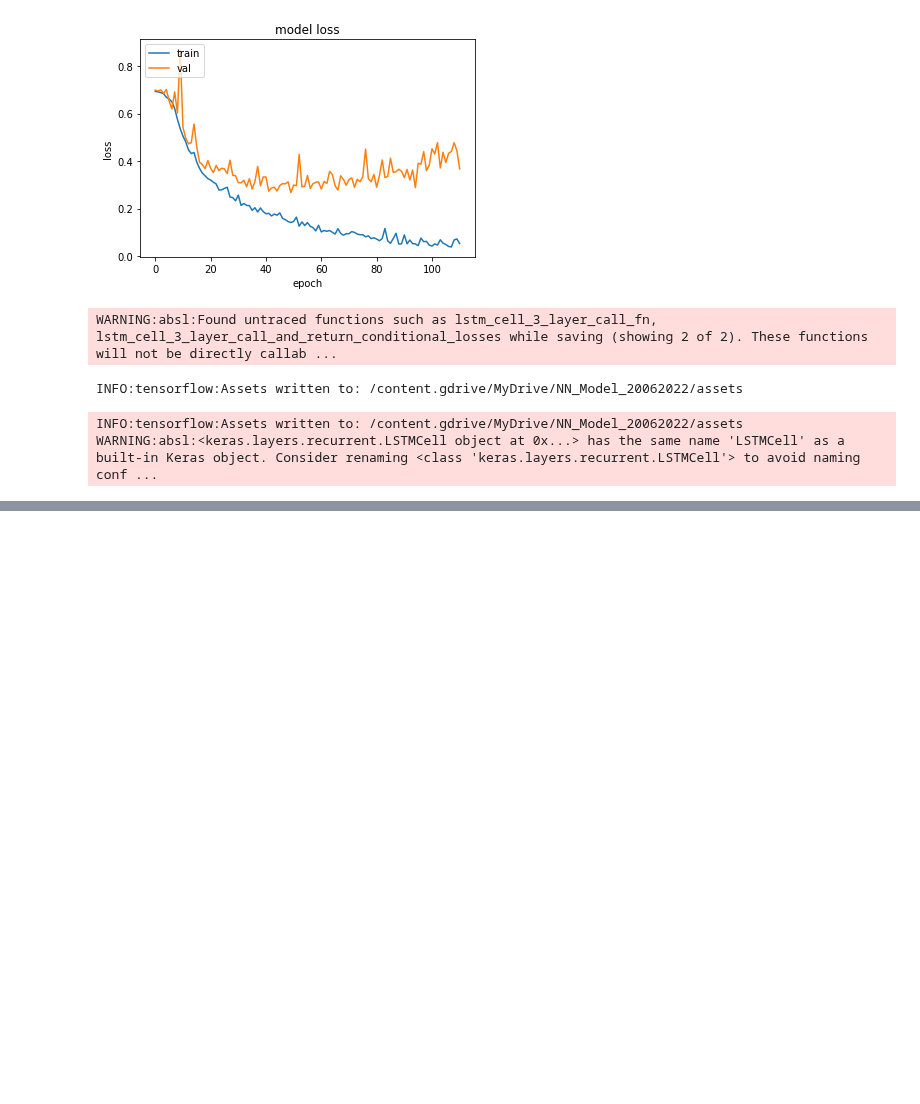
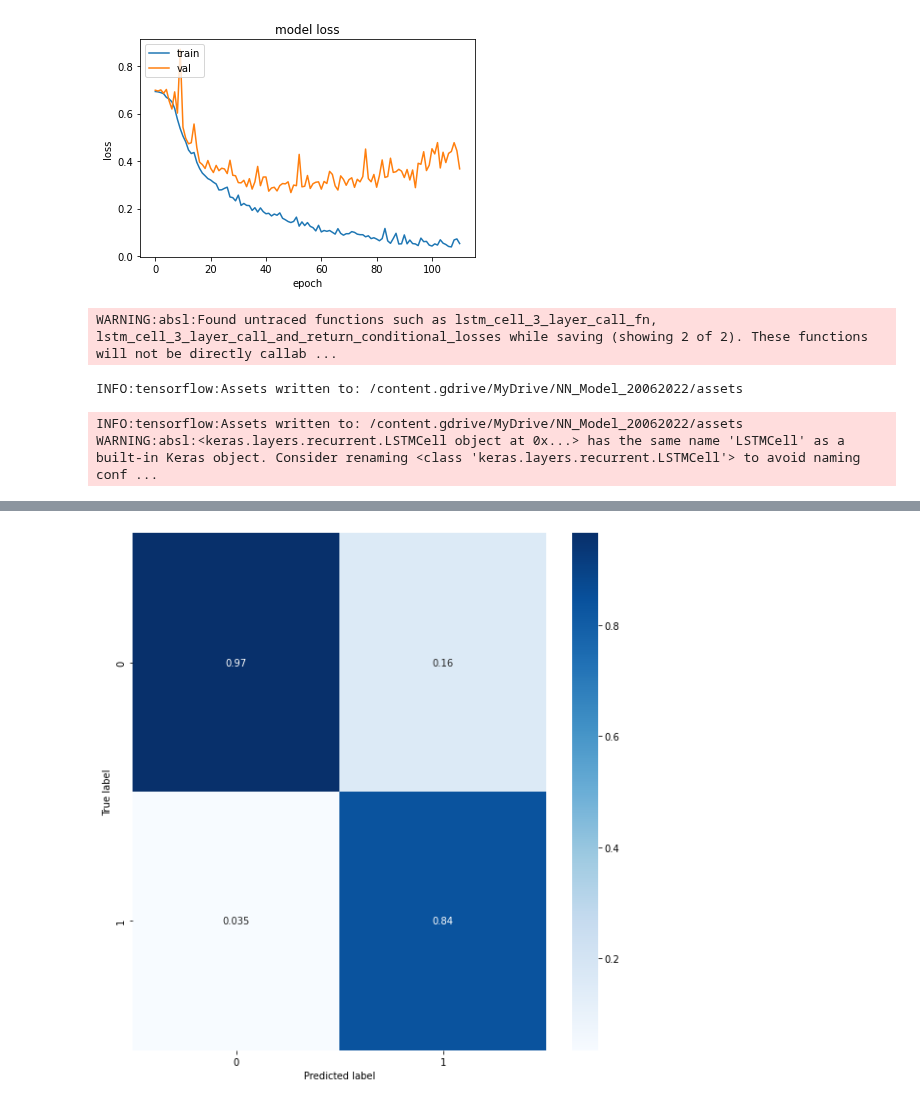
Before and after one commit to thofes/SJ_Telemark_BA, a Jupyter notebook: NN_final_20062022.ipynb, the cells around one changed output, grey strips where cells are left out. Saved outputs shown, nothing was run; the diff lists cells and outputs as text; code cells hidden in the pictures; blank space fills up the shorter version.

```diff
--- a/NN_final_20062022.ipynb
+++ b/NN_final_20062022.ipynb
@@ -406 +439,82 @@ print(counter)
 '\ncounter =0\nfor i, x in enumerate(predictions):\n    if np.around(x) != y2[i]:\n        counter+=1\nprint(y2.shape)\nprint(counter)\n'
+# %%
+#import json files 1575
+
+import os
+import json
+import numpy as np
+from sklearn.utils import shuffle
+
+PATH = "/content.gdrive/MyDrive/Matrix"
+sets = []
+try:
+    sets = next(os.walk(PATH))[2]
+except StopIteration:
+    pass
+
+print(sets)
+X = np.empty(shape=(0,1575))
+y = np.empty(shape=0)
+
+
+
+for path in sets:
+    path = PATH + '/' + path
+    with open(path, "r") as fp:
+        data1 = json.load(fp)
+
+    # convert lists to numpy arrays
+    X1 = np.array(data1["keypoints"])
+    #X = np.array(data["mfcc"])
+    y1 = np.array(data1["labels"])
+
+    X = np.concatenate((X,X1), axis=0)
+    y = np.concatenate((y,y1), axis=0)
+X,y = shuffle(X,y)
+with np.printoptions(threshold=np.inf):
+    print(y)
+
+print(X.shape)
+print(y.shape)
+print(y)
+print(X)
+
+#prepare 1575 - 945
+
+
+delete_index = []
+for i in range(21):
+    liste = [*range(45+(i*75),75+(i*75),1)]
+    delete_index.append(liste)
+
+flat_list = [item for sublist in delete_index for item in sublist]
+
+print(flat_list)
+X2 = np.delete(X, delete_index, axis=1)
+
+
+
+print(X2.shape)
+
+
+#predictions = model.predict(X2, batch_size = 10, verbose =0)
+#print(y)
+#print(predictions, y)
+
+
+#Predict
+y_prediction = model.predict(X2)
+y_prediction = np.round(y_prediction)
+#y_prediction = np.argmax (y_prediction, axis = 1)
+#y_test=np.argmax(y2, axis=0)
+#Create confusion matrix and normalizes it over predicted (columns)
+result = confusion_matrix(y, y_prediction , normalize='pred')
+print(result)
+print(y_prediction)
+figure = plt.figure(figsize=(8, 8))
+sns.heatmap(result, annot=True,cmap=plt.cm.Blues)
+plt.tight_layout()
+plt.ylabel('True label')
+plt.xlabel('Predicted label')
+plt.show()
+# %% [output]
@@ -406,0 +538 @@ print(counter)
+[figure, added]
```
Also changed, not shown: parts of 9 cells of this notebook.
